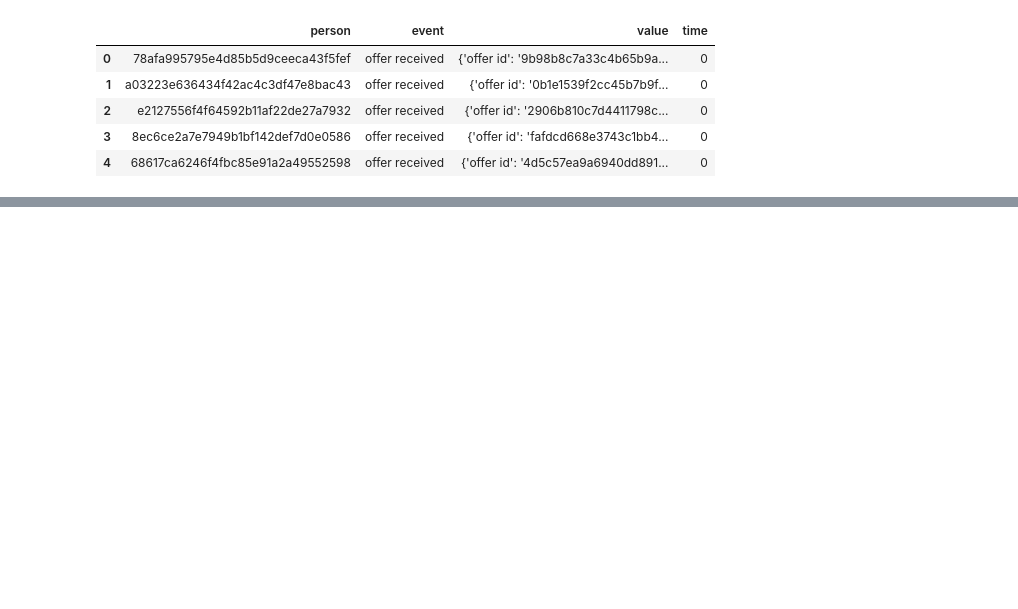
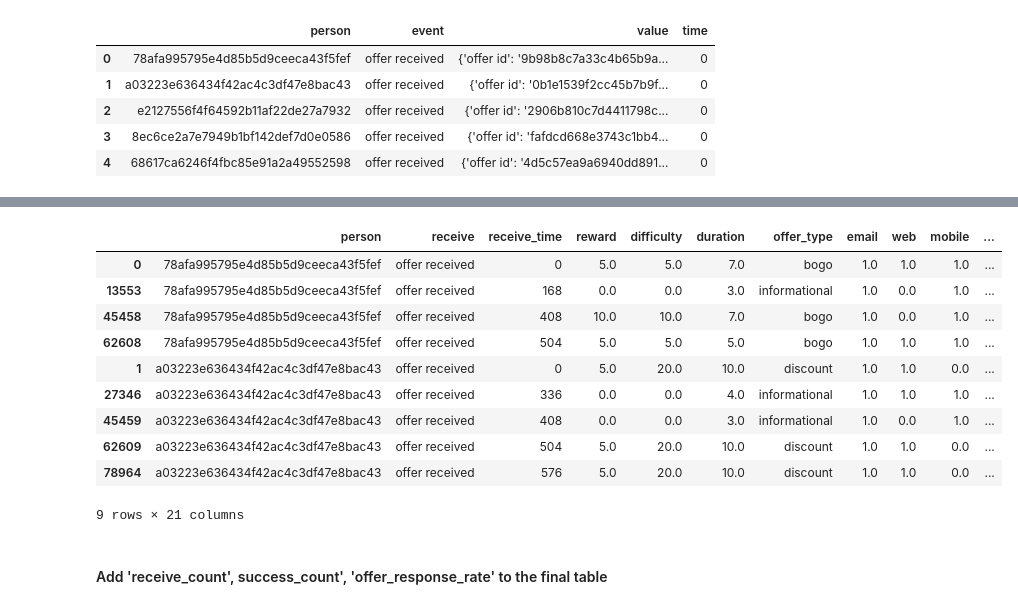
Before and after one commit to SarahG1010/Starbuck_Project, a Jupyter notebook: Starbucks_Capstone_notebook.ipynb, the cells around one changed output, grey strips where cells are left out. Drawn from its saved outputs; the diff is of its cells as text; code cells hidden in the pictures; blank space fills up the shorter version.

```diff
--- a/Starbucks_Capstone_notebook.ipynb
+++ b/Starbucks_Capstone_notebook.ipynb
@@ -103,0 +714,20 @@ transcript.head()
+# %%
+# create a offer_complete table
+df_comp = df_cob[df_cob['event']=='offer completed']
+
+# extract necessary information and rename column names
+df_comp = df_comp[['person','event','time','reward_x']]
+df_comp = df_comp.rename(columns={'time':'complete_time', 'event':'complete','reward_x':'complete_reward'})
+
+# left join view table with rev_view_trans table
+df_comp_cob = pd.merge(df_rev_view_trans,df_comp, on=['person'], how = 'left')
+
+# filter the combined table with condition
+# condition1 : (complete time >= reveive_time and complete time =< end_time)
+# condition2 : (complete time >= transaction time)
+# condition3 : (complete reward == (associated) offer reward)
+df_comp_cob = df_comp_cob[(df_comp_cob['complete_time'] >= df_comp_cob['receive_time']) & (df_comp_cob['complete_time'] <= df_comp_cob['end_time'])]
+df_comp_cob = df_comp_cob[(df_comp_cob['complete_reward'] == df_comp_cob['reward'])]
+df_comp_cob = df_comp_cob[(df_comp_cob['complete_time'] >= df_comp_cob['transaction_time'])]
+
+df_comp_cob.head()
@@ -103,0 +753,7 @@ transcript.head()
+# %%
+# extract necessary information for offer_complete table
+df_comp_cob = df_comp_cob[['person','receive_time','offer_name','complete','complete_time','complete_reward']]
+
+# join two tables with unique key ['person','receive_time','offer_name']
+df_rev_view_trans_comp = pd.merge(df_rev_view_trans,df_comp_cob, on=['person','receive_time','offer_name'], how = 'left')
+df_rev_view_trans_comp.head()
@@ -103,0 +768,20 @@ transcript.head()
+# %%
+# double check if the result is correct
+df_rev_view_trans_comp1 = df_rev_view_trans_comp[df_rev_view_trans_comp['person']=='78afa995795e4d85b5d9ceeca43f5fef']
+df_rev_view_trans_comp2 = df_rev_view_trans_comp[df_rev_view_trans_comp['person']=='a03223e636434f42ac4c3df47e8bac43']
+df_rev_view_trans_comp12 = pd.concat([df_rev_view_trans_comp1,df_rev_view_trans_comp2])
+df_rev_view_trans_comp12
+# %% [output]
+|  | person | receive | receive_time | reward | difficulty | duration | offer_type | email | web | mobile | ... |
+| 0 | 78afa995795e4d85b5d9ceeca43f5fef | offer received | 0 | 5.0 | 5.0 | 7.0 | bogo | 1.0 | 1.0 | 1.0 | ... |
+| 13553 | 78afa995795e4d85b5d9ceeca43f5fef | offer received | 168 | 0.0 | 0.0 | 3.0 | informational | 1.0 | 0.0 | 1.0 | ... |
+| 45458 | 78afa995795e4d85b5d9ceeca43f5fef | offer received | 408 | 10.0 | 10.0 | 7.0 | bogo | 1.0 | 0.0 | 1.0 | ... |
+| 62608 | 78afa995795e4d85b5d9ceeca43f5fef | offer received | 504 | 5.0 | 5.0 | 5.0 | bogo | 1.0 | 1.0 | 1.0 | ... |
+| 1 | a03223e636434f42ac4c3df47e8bac43 | offer received | 0 | 5.0 | 20.0 | 10.0 | discount | 1.0 | 1.0 | 0.0 | ... |
+| 27346 | a03223e636434f42ac4c3df47e8bac43 | offer received | 336 | 0.0 | 0.0 | 4.0 | informational | 1.0 | 1.0 | 1.0 | ... |
+| 45459 | a03223e636434f42ac4c3df47e8bac43 | offer received | 408 | 0.0 | 0.0 | 3.0 | informational | 1.0 | 0.0 | 1.0 | ... |
+| 62609 | a03223e636434f42ac4c3df47e8bac43 | offer received | 504 | 5.0 | 20.0 | 10.0 | discount | 1.0 | 1.0 | 0.0 | ... |
+| 78964 | a03223e636434f42ac4c3df47e8bac43 | offer received | 576 | 5.0 | 20.0 | 10.0 | discount | 1.0 | 1.0 | 0.0 | ... |
+9 rows × 21 columns
+# %% [markdown]
+#### Add 'receive_count', success_count', 'offer_response_rate' to the final table
```
Also changed, not shown: parts of 82 cells of this notebook, 3 other files.
